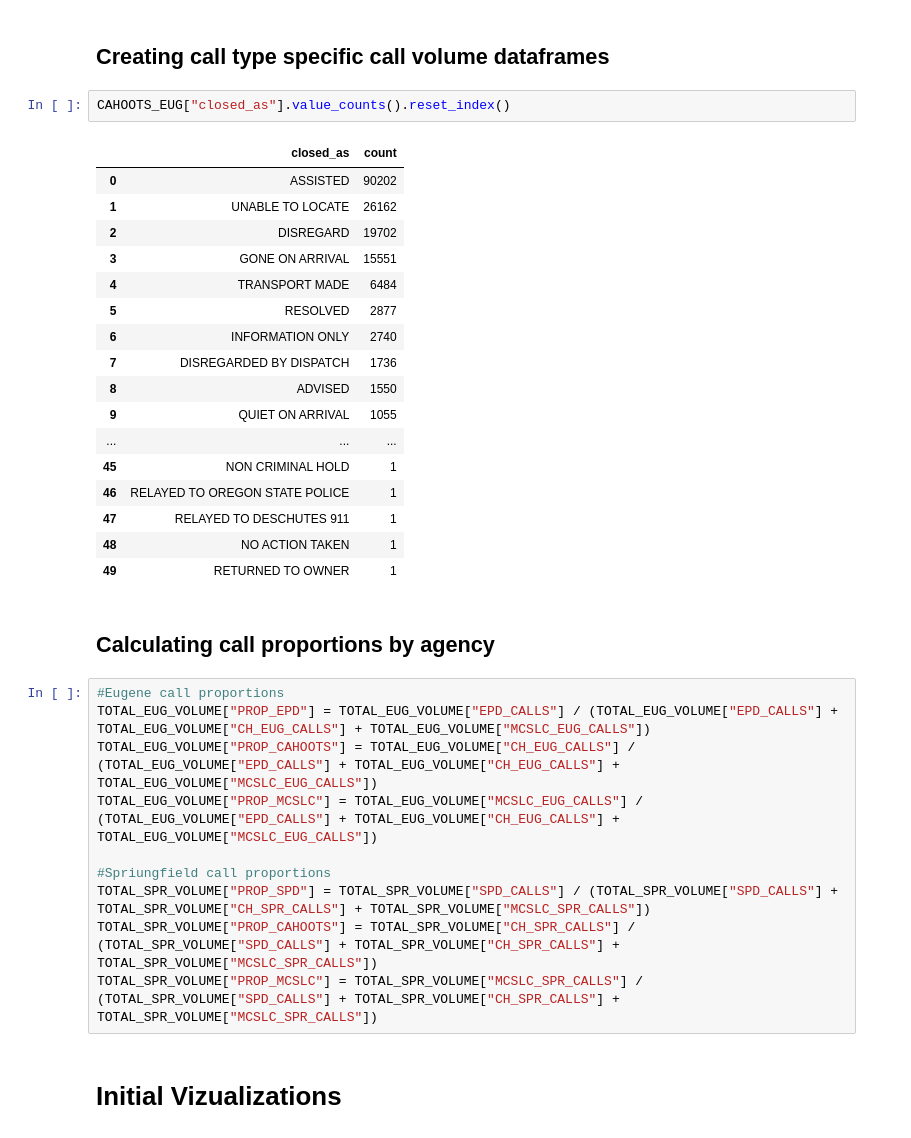
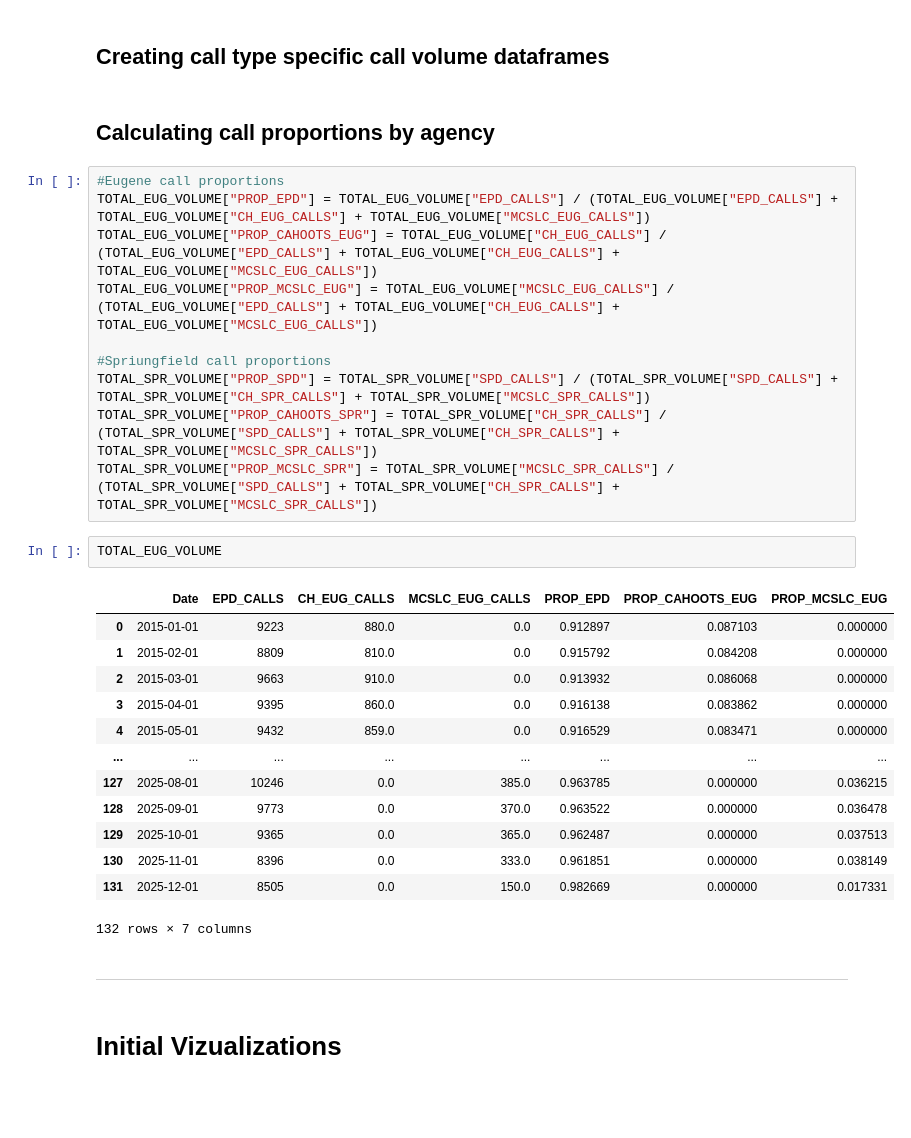
Before and after one commit to luhlig123/DataScienceInAction, a Jupyter notebook: DSCI410_Data_Processing.ipynb, the cells around one changed output. Saved outputs shown, nothing was run; the diff lists cells and outputs as text; blank space fills up the shorter version.

```diff
--- a/DSCI410_Data_Processing.ipynb
+++ b/DSCI410_Data_Processing.ipynb
@@ -241,38 +284,36 @@ TOTAL_SPR_VOLUME = TOTAL_SPR_VOLUME.merge(MCSLC_SPR_VOLUME, how = "left", on = "
 TOTAL_SPR_VOLUME = TOTAL_SPR_VOLUME.fillna(0)
 # %% [markdown]
 ## Creating call type specific call volume dataframes
-# %%
-CAHOOTS_EUG["closed_as"].value_counts().reset_index()
-# %% [output]
-|  | closed_as | count |
-| 0 | ASSISTED | 90202 |
-| 1 | UNABLE TO LOCATE | 26162 |
-| 2 | DISREGARD | 19702 |
-| 3 | GONE ON ARRIVAL | 15551 |
-| 4 | TRANSPORT MADE | 6484 |
-| 5 | RESOLVED | 2877 |
-| 6 | INFORMATION ONLY | 2740 |
-| 7 | DISREGARDED BY DISPATCH | 1736 |
-| 8 | ADVISED | 1550 |
-| 9 | QUIET ON ARRIVAL | 1055 |
-| ... | ... | ... |
-| 45 | NON CRIMINAL HOLD | 1 |
-| 46 | RELAYED TO OREGON STATE POLICE | 1 |
-| 47 | RELAYED TO DESCHUTES 911 | 1 |
-| 48 | NO ACTION TAKEN | 1 |
-| 49 | RETURNED TO OWNER | 1 |
 # %% [markdown]
 ## Calculating call proportions by agency
 # %%
 #Eugene call proportions
 TOTAL_EUG_VOLUME["PROP_EPD"] = TOTAL_EUG_VOLUME["EPD_CALLS"] / (TOTAL_EUG_VOLUME["EPD_CALLS"] + TOTAL_EUG_VOLUME["CH_EUG_CALLS"] + TOTAL_EUG_VOLUME["MCSLC_EUG_CALLS"])
-TOTAL_EUG_VOLUME["PROP_CAHOOTS"] = TOTAL_EUG_VOLUME["CH_EUG_CALLS"] / (TOTAL_EUG_VOLUME["EPD_CALLS"] + TOTAL_EUG_VOLUME["CH_EUG_CALLS"] + TOTAL_EUG_VOLUME["MCSLC_EUG_CALLS"])
-TOTAL_EUG_VOLUME["PROP_MCSLC"] = TOTAL_EUG_VOLUME["MCSLC_EUG_CALLS"] / (TOTAL_EUG_VOLUME["EPD_CALLS"] + TOTAL_EUG_VOLUME["CH_EUG_CALLS"] + TOTAL_EUG_VOLUME["MCSLC_EUG_CALLS"])
+TOTAL_EUG_VOLUME["PROP_CAHOOTS_EUG"] = TOTAL_EUG_VOLUME["CH_EUG_CALLS"] / (TOTAL_EUG_VOLUME["EPD_CALLS"] + TOTAL_EUG_VOLUME["CH_EUG_CALLS"] + TOTAL_EUG_VOLUME["MCSLC_EUG_CALLS"])
+TOTAL_EUG_VOLUME["PROP_MCSLC_EUG"] = TOTAL_EUG_VOLUME["MCSLC_EUG_CALLS"] / (TOTAL_EUG_VOLUME["EPD_CALLS"] + TOTAL_EUG_VOLUME["CH_EUG_CALLS"] + TOTAL_EUG_VOLUME["MCSLC_EUG_CALLS"])
 
 #Spriungfield call proportions
 TOTAL_SPR_VOLUME["PROP_SPD"] = TOTAL_SPR_VOLUME["SPD_CALLS"] / (TOTAL_SPR_VOLUME["SPD_CALLS"] + TOTAL_SPR_VOLUME["CH_SPR_CALLS"] + TOTAL_SPR_VOLUME["MCSLC_SPR_CALLS"])
-TOTAL_SPR_VOLUME["PROP_CAHOOTS"] = TOTAL_SPR_VOLUME["CH_SPR_CALLS"] / (TOTAL_SPR_VOLUME["SPD_CALLS"] + TOTAL_SPR_VOLUME["CH_SPR_CALLS"] + TOTAL_SPR_VOLUME["MCSLC_SPR_CALLS"])
-TOTAL_SPR_VOLUME["PROP_MCSLC"] = TOTAL_SPR_VOLUME["MCSLC_SPR_CALLS"] / (TOTAL_SPR_VOLUME["SPD_CALLS"] + TOTAL_SPR_VOLUME["CH_SPR_CALLS"] + TOTAL_SPR_VOLUME["MCSLC_SPR_CALLS"])
+TOTAL_SPR_VOLUME["PROP_CAHOOTS_SPR"] = TOTAL_SPR_VOLUME["CH_SPR_CALLS"] / (TOTAL_SPR_VOLUME["SPD_CALLS"] + TOTAL_SPR_VOLUME["CH_SPR_CALLS"] + TOTAL_SPR_VOLUME["MCSLC_SPR_CALLS"])
+TOTAL_SPR_VOLUME["PROP_MCSLC_SPR"] = TOTAL_SPR_VOLUME["MCSLC_SPR_CALLS"] / (TOTAL_SPR_VOLUME["SPD_CALLS"] + TOTAL_SPR_VOLUME["CH_SPR_CALLS"] + TOTAL_SPR_VOLUME["MCSLC_SPR_CALLS"])
+# %%
+TOTAL_EUG_VOLUME
+# %% [output]
+|  | Date | EPD_CALLS | CH_EUG_CALLS | MCSLC_EUG_CALLS | PROP_EPD | PROP_CAHOOTS_EUG | PROP_MCSLC_EUG |
+| 0 | 2015-01-01 | 9223 | 880.0 | 0.0 | 0.912897 | 0.087103 | 0.000000 |
+| 1 | 2015-02-01 | 8809 | 810.0 | 0.0 | 0.915792 | 0.084208 | 0.000000 |
+| 2 | 2015-03-01 | 9663 | 910.0 | 0.0 | 0.913932 | 0.086068 | 0.000000 |
+| 3 | 2015-04-01 | 9395 | 860.0 | 0.0 | 0.916138 | 0.083862 | 0.000000 |
+| 4 | 2015-05-01 | 9432 | 859.0 | 0.0 | 0.916529 | 0.083471 | 0.000000 |
+| ... | ... | ... | ... | ... | ... | ... | ... |
+| 127 | 2025-08-01 | 10246 | 0.0 | 385.0 | 0.963785 | 0.000000 | 0.036215 |
+| 128 | 2025-09-01 | 9773 | 0.0 | 370.0 | 0.963522 | 0.000000 | 0.036478 |
+| 129 | 2025-10-01 | 9365 | 0.0 | 365.0 | 0.962487 | 0.000000 | 0.037513 |
+| 130 | 2025-11-01 | 8396 | 0.0 | 333.0 | 0.961851 | 0.000000 | 0.038149 |
+| 131 | 2025-12-01 | 8505 | 0.0 | 150.0 | 0.982669 | 0.000000 | 0.017331 |
+132 rows × 7 columns
+# %% [markdown]
+---
 # %% [markdown]
 # Initial Vizualizations
 # %%
```
Also changed, not shown: parts of 29 cells of this notebook, 8 other files.
